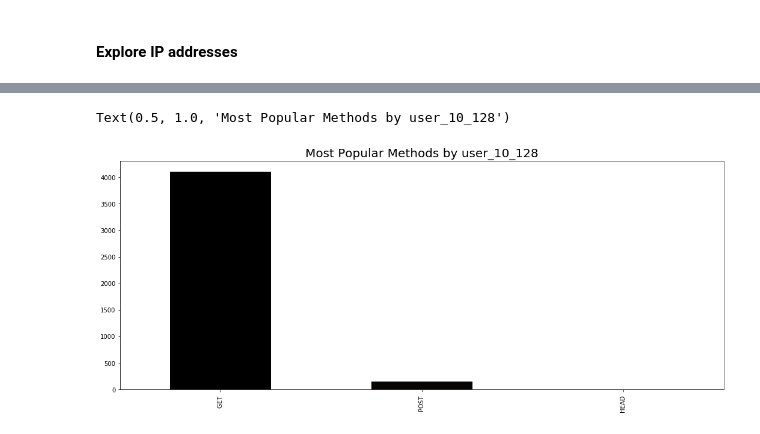
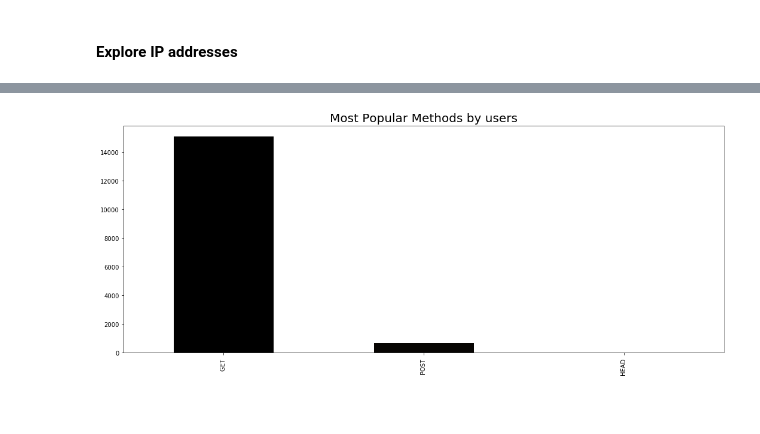
Before and after one commit to CSolitaire/web_traffic_project, a Jupyter notebook: web_scrapper_project.ipynb, the cells around one changed output, grey strips where cells are left out. Cells and saved outputs as stored; diff of their text form; code cells hidden in the pictures.

```diff
--- a/web_scrapper_project.ipynb
+++ b/web_scrapper_project.ipynb
@@ -29,10 +29,10 @@ df.drop(columns=['Time'], inplace = True)
 # Replace / with - in date
 df['date'] = df['date'].str.replace('/', '-')
 # Use properly formatted time to coerce datetime
-df['date_time'] = pd.to_datetime(df['time'], errors='coerce')
+df['date_time'] = pd.to_datetime(df['date'], errors='coerce')
 # Drop origional date and time columns
 df.drop(columns=['date'], inplace = True)
-df.drop(columns=['time'], inplace = True)
+#df.drop(columns=['time'], inplace = True)
 
 # Rename columns to make them easier to work with
 df.rename(columns = {'IP':'ip','URL':'url','Staus':'status'},inplace = True)
@@ -42,6 +42,7 @@ df[['method','url']]= df['url'].str.split('/',n = 1, expand = True)
 df[['url','transfer_protocol']]= df['url'].str.split(' ',n = 1, expand = True)
 # Turn df variables in to categories
 df = df.astype('string')
+
 
 # Remove nonsense values from ip column (df)
 indexNames = df[(df['ip'] == '[Mon')].index
@@ -67,9 +68,11 @@ df.drop(indexNames , inplace=True)
 indexNames = df[(df['ip'] == 'a.out:')].index
 df.drop(indexNames , inplace=True)
 
-# Set datetime as index
+# Add datetime columns, set as index
+df['year'] = pd.DatetimeIndex(df['date_time']).year
+df['month'] = pd.DatetimeIndex(df['date_time']).month
+df['day'] = pd.DatetimeIndex(df['date_time']).day
 df = df.set_index('date_time').sort_index()
 
-# See what is left
 df.head()
 # %% [output]
@@ -122,0 +125,8 @@ user_10_130 = df[user_10_130]
+# %%
+plt.rcParams['figure.figsize'] = (18, 7)
+order = ['200','206','302','304','404']
+sns.countplot(data=df,
+            x='status',
+            order = order)
+plt.title('Observed HTTP Status', fontsize = 20)
+plt.show()
@@ -123,11 +159,10 @@ user_10_130 = df[user_10_130]
 # %%
 # Visualize status by ip address
 plt.rcParams['figure.figsize'] = (18, 7)
 
 color = plt.cm.copper(np.linspace(0, 1, 40))
-user_10_128['method'].value_counts().plot.bar(color = color)
-plt.title('Most Popular Methods by user_10_128', fontsize = 20)
+df['method'].value_counts().plot.bar(color = color)
+plt.title('Most Popular Methods by users', fontsize = 20)
 plt.show()
 # %% [output]
-Text(0.5, 1.0, 'Most Popular Methods by user_10_128')
-[figure, old version]
+[figure, new version]
```
Also changed, not shown: parts of 18 cells of this notebook.
